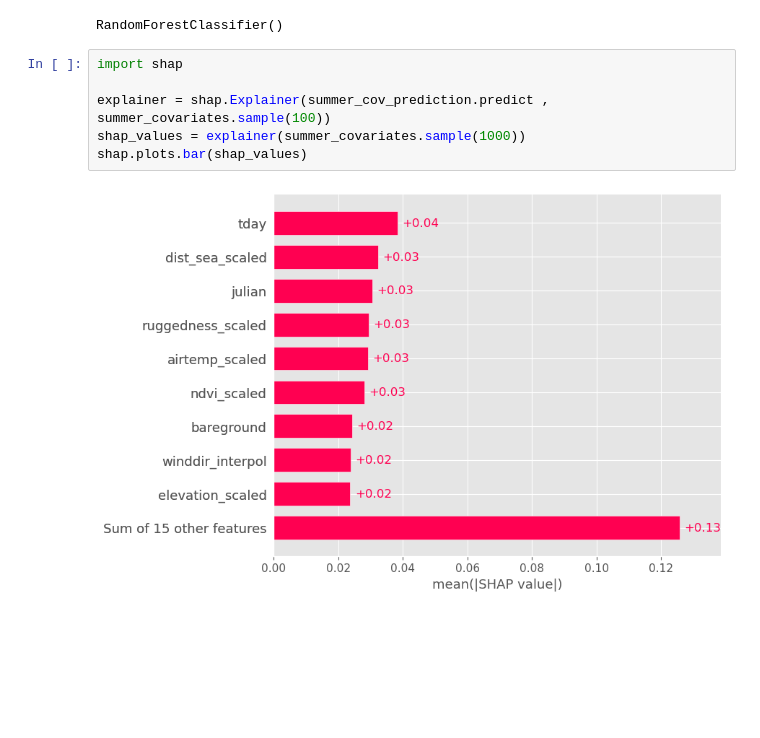
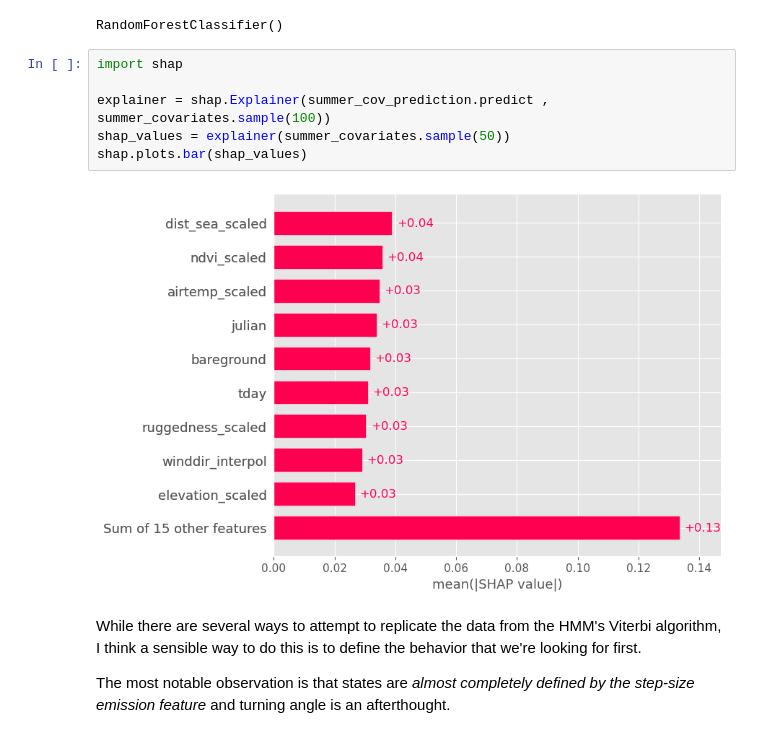
Before and after one commit to AnthonyGallante/MSDS_422_Project, a Jupyter notebook: MuskoxRNN.ipynb, the cells around one changed output. Cells and saved outputs as stored; diff of their text form; blank space fills up the shorter version.

```diff
--- a/MuskoxRNN.ipynb
+++ b/MuskoxRNN.ipynb
@@ -172,8 +173,12 @@ RandomForestClassifier()
 # %%
 import shap
 
 explainer = shap.Explainer(summer_cov_prediction.predict , summer_covariates.sample(100))
-shap_values = explainer(summer_covariates.sample(1000))
+shap_values = explainer(summer_covariates.sample(50))
 shap.plots.bar(shap_values)
 # %% [output]
-[figure, old version]
+[figure, new version]
+# %% [markdown]
+While there are several ways to attempt to replicate the data from the HMM's Viterbi algorithm, I think a sensible way to do this is to define the behavior that we're looking for first.
+
+The most notable observation is that states are <i>almost completely defined by the step-size emission feature </i> and turning angle is an afterthought.
```
Also changed, not shown: parts of 34 cells of this notebook, 1 other file.
